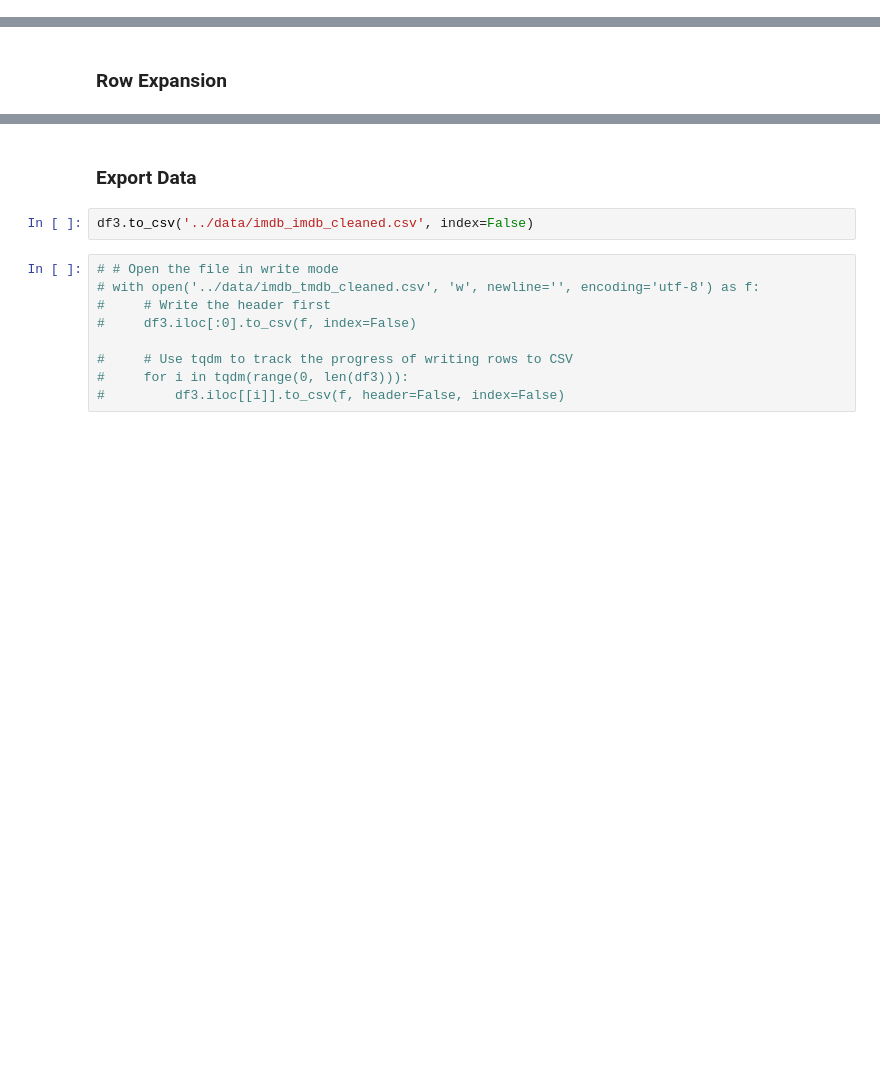
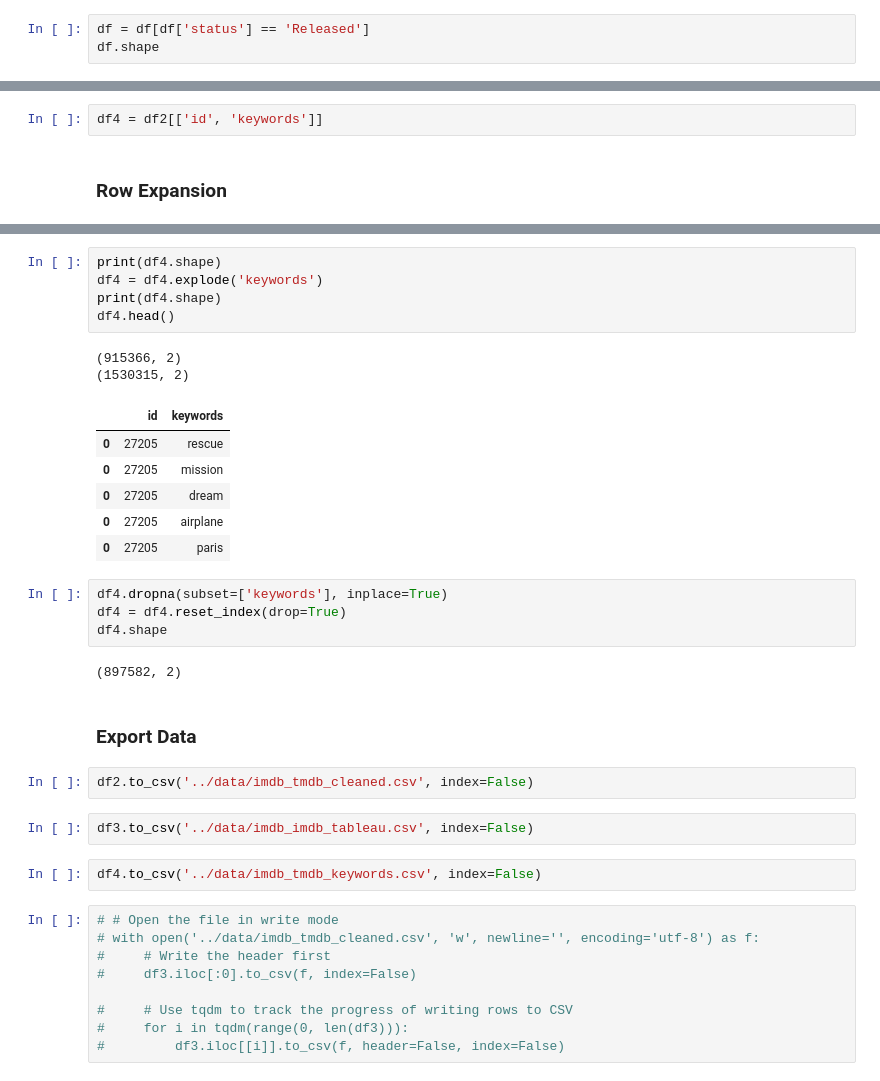
Before and after one commit to fishbrightwise/IS428-G1T9, a Jupyter notebook: notebooks/1) IMDB_TMDB Data Processing.ipynb, the cells around one changed output, grey strips where cells are left out. Saved outputs shown, nothing was run; the diff lists cells and outputs as text; blank space fills up the shorter version.

```diff
--- a/notebooks/1) IMDB_TMDB Data Processing.ipynb
+++ b/notebooks/1) IMDB_TMDB Data Processing.ipynb
@@ -162,0 +179,3 @@ Name: 0, dtype: object
+# %%
+df = df[df['status'] == 'Released']
+df.shape
@@ -527,6 +547,8 @@ Index(['id', 'title', 'vote_average', 'vote_count', 'status', 'release_date',
        'Director', 'Star1', 'Star2', 'Star3', 'Star4', 'genres_list',
        'Cast_list', 'overview_sentiment'],
       dtype='object')
+# %%
+df4 = df2[['id', 'keywords']]
 # %% [markdown]
 ### Row Expansion
 # %%
@@ -622,7 +654,31 @@ df3.head()
+# %%
+print(df4.shape)
+df4 = df4.explode('keywords')
+print(df4.shape)
+df4.head()
+# %% [output]
+(915366, 2)
+(1530315, 2)
+|  | id | keywords |
+| 0 | 27205 | rescue |
+| 0 | 27205 | mission |
+| 0 | 27205 | dream |
+| 0 | 27205 | airplane |
+| 0 | 27205 | paris |
+# %%
+df4.dropna(subset=['keywords'], inplace=True)
+df4 = df4.reset_index(drop=True)
+df4.shape
+# %% [output]
+(897582, 2)
 # %% [markdown]
 ### Export Data
+# %%
+df2.to_csv('../data/imdb_tmdb_cleaned.csv', index=False)
 # %%
-df3.to_csv('../data/imdb_imdb_cleaned.csv', index=False)
+df3.to_csv('../data/imdb_imdb_tableau.csv', index=False)
+# %%
+df4.to_csv('../data/imdb_tmdb_keywords.csv', index=False)
 # %%
 # # Open the file in write mode
 # with open('../data/imdb_tmdb_cleaned.csv', 'w', newline='', encoding='utf-8') as f:
```
Also changed, not shown: parts of 23 cells of this notebook, 2 other files.
